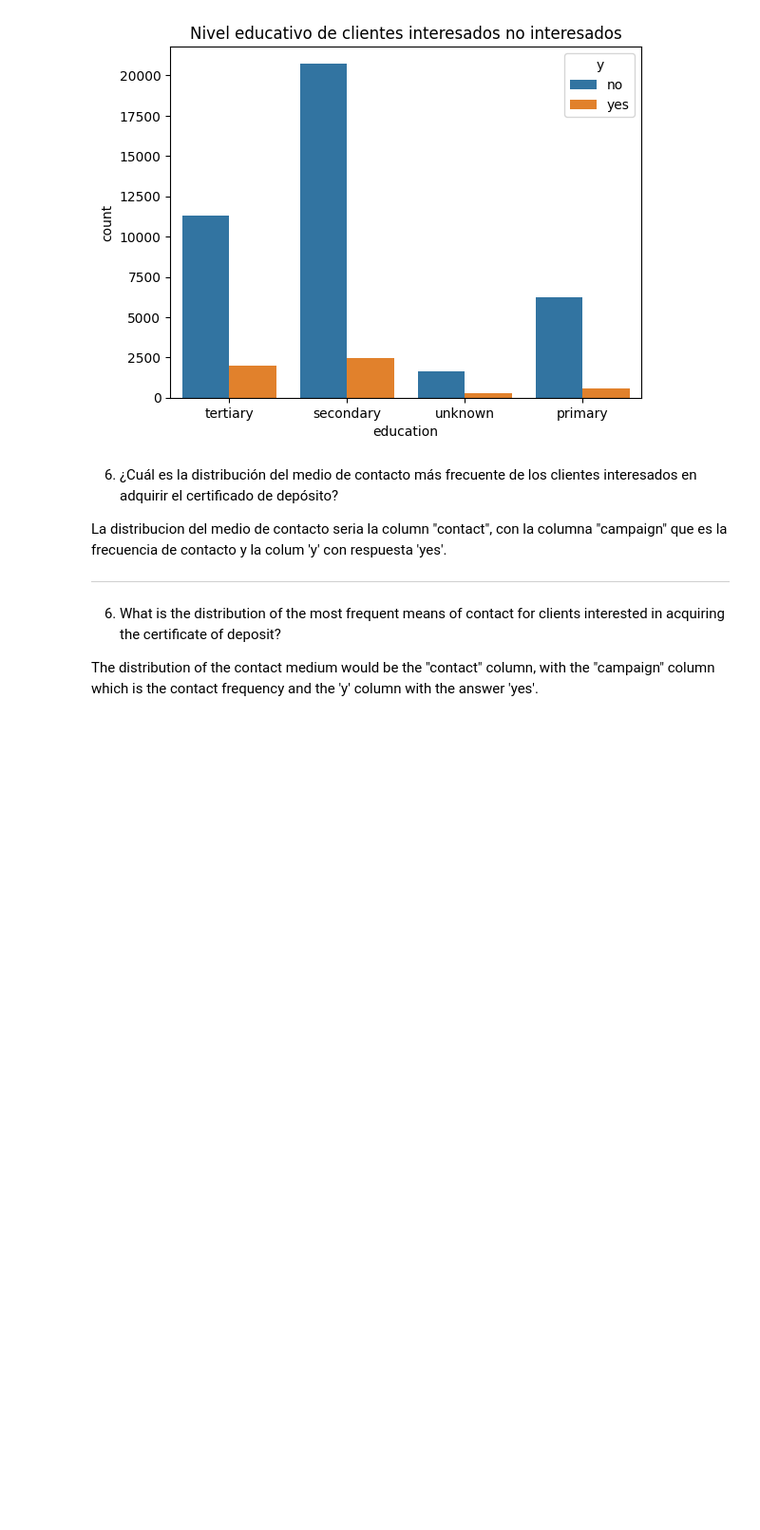
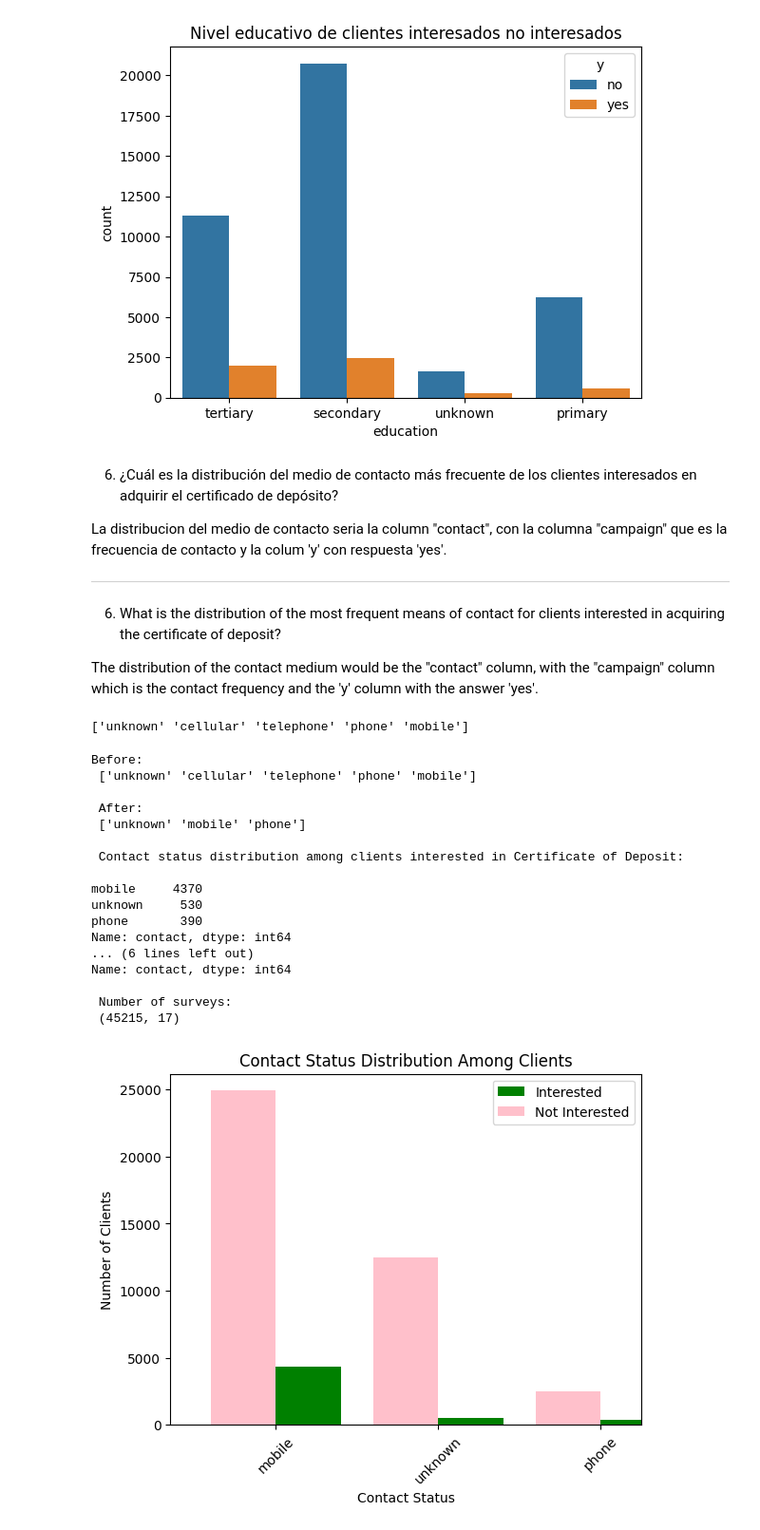
Before and after one commit to AndrewsJascoro/DataAnalyts_Mintic_Talento_Tech, a Jupyter notebook: Exercises_only_to_DA_class.ipynb, the cells around one changed output. Shown at 95% size. Drawn from its saved outputs; the diff is of its cells as text; code cells hidden in the pictures; blank space fills up the shorter version.

```diff
--- a/Exercises_only_to_DA_class.ipynb
+++ b/Exercises_only_to_DA_class.ipynb
@@ -932,3 +932,82 @@ La distribucion del medio de contacto seria la column "contact", con la columna
 6. What is the distribution of the most frequent means of contact for clients interested in acquiring the certificate of deposit?
 
 The distribution of the contact medium would be the "contact" column, with the "campaign" column which is the contact frequency and the 'y' column with the answer 'yes'.
+# %%
+unique_contact_status = df['contact'].unique()
+print(unique_contact_status)
+# %% [output]
+['unknown' 'cellular' 'telephone' 'phone' 'mobile']
+# %%
+import pandas as pd
+import matplotlib.pyplot as plt
+from IPython.display import display
+import seaborn as sns
+
+# 0. Define the path for the Parquet file
+parquet_file_path = "dataset_banco_1_2.parquet"
+# Read the Parquet file into a pandas DataFrame
+df = pd.read_parquet(parquet_file_path)
+
+# 1. Unique contact status before.
+unique_contact_status = df['contact'].unique()
+print('Before:\n',unique_contact_status)
+
+# 2. Replace 'div.' and 'DIVORCED' with 'divorced' in the 'marital' column
+df['contact'] = df['contact'].replace(['cellular'], 'mobile')
+df['contact'] = df['contact'].replace(['telephone'], 'phone')
+
+# 3. Unique contact status before.
+unique_contact_status = df['contact'].unique()
+print('\n','After:\n',unique_contact_status)
+
+# 4. Filter the DataFrame for clients interested and not interested in the certificate of deposit
+interested_clients = df[df['y'] == 'yes']
+not_interested_clients = df[df['y'] == 'no']
+
+# 5. Count the distribution of marital status among interested and not interested clients and print
+interested_contact_distribution = interested_clients['contact'].value_counts()
+not_interested_contact_distribution = not_interested_clients['contact'].value_counts()
+print("\n","Contact status distribution among clients interested in Certificate of Deposit:\n")
+print(interested_contact_distribution)
+print("\n","Contact status distribution among clients not interested in Certificate of Deposit:\n")
+print(not_interested_contact_distribution)
+print('\n','Number of surveys:\n' ,df.shape)
+
+# 6. Save changes to the Parquet file
+df.to_parquet(parquet_file_path, index=False)
+print("\n")
+# 7. Plot the distribution of marital status among interested and not interested clients
+fig, ax = plt.subplots()
+interested_contact_distribution.plot(kind='bar', color='green', ax=ax, position=0, width=0.4, label='Interested')
+not_interested_contact_distribution.plot(kind='bar', color='pink', ax=ax, position=1, width=0.4, label='Not Interested')
+plt.title('Contact Status Distribution Among Clients')
+plt.xlabel('Contact Status')
+plt.ylabel('Number of Clients')
+plt.xticks(rotation=45)
+plt.legend()
+plt.show()
+print("\n")
+# 8. Plot the distribution of contact status among interested and not interested clients
+plt.figure(figsize=(10, 6))
+sns.countplot(x='contact', hue='y', data=df)
+plt.title('Distribution of contact status among interested and not interested clients')
+plt.show()
+# %% [output]
+Before:
+ ['unknown' 'cellular' 'telephone' 'phone' 'mobile']
+
+ After:
+ ['unknown' 'mobile' 'phone']
+
+ Contact status distribution among clients interested in Certificate of Deposit:
+
+mobile     4370
+unknown     530
+phone       390
+Name: contact, dtype: int64
+... (6 lines left out)
+Name: contact, dtype: int64
+
+ Number of surveys:
+ (45215, 17)
+[figure, added]
```
Also changed, not shown: parts of 6 cells of this notebook.
